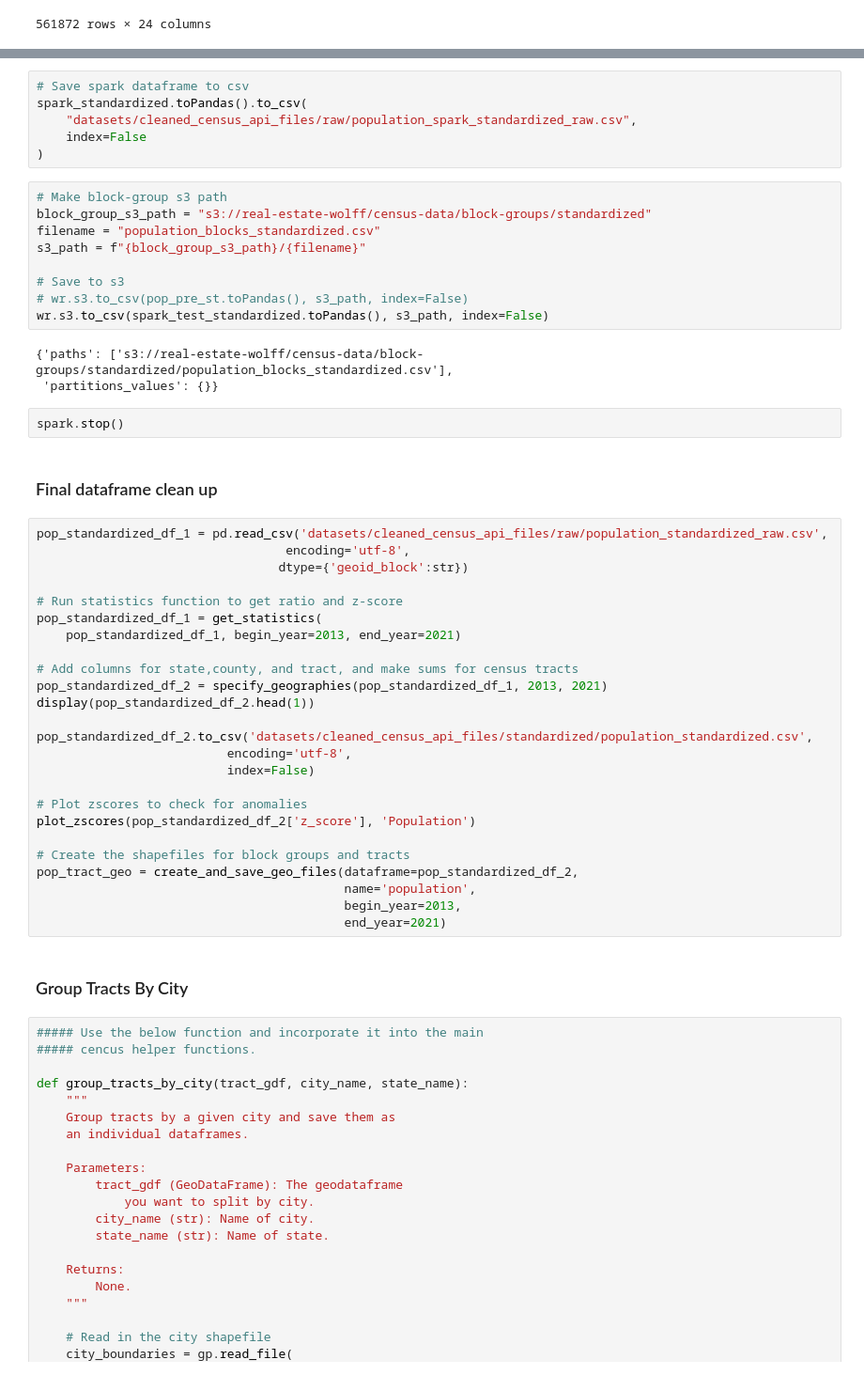
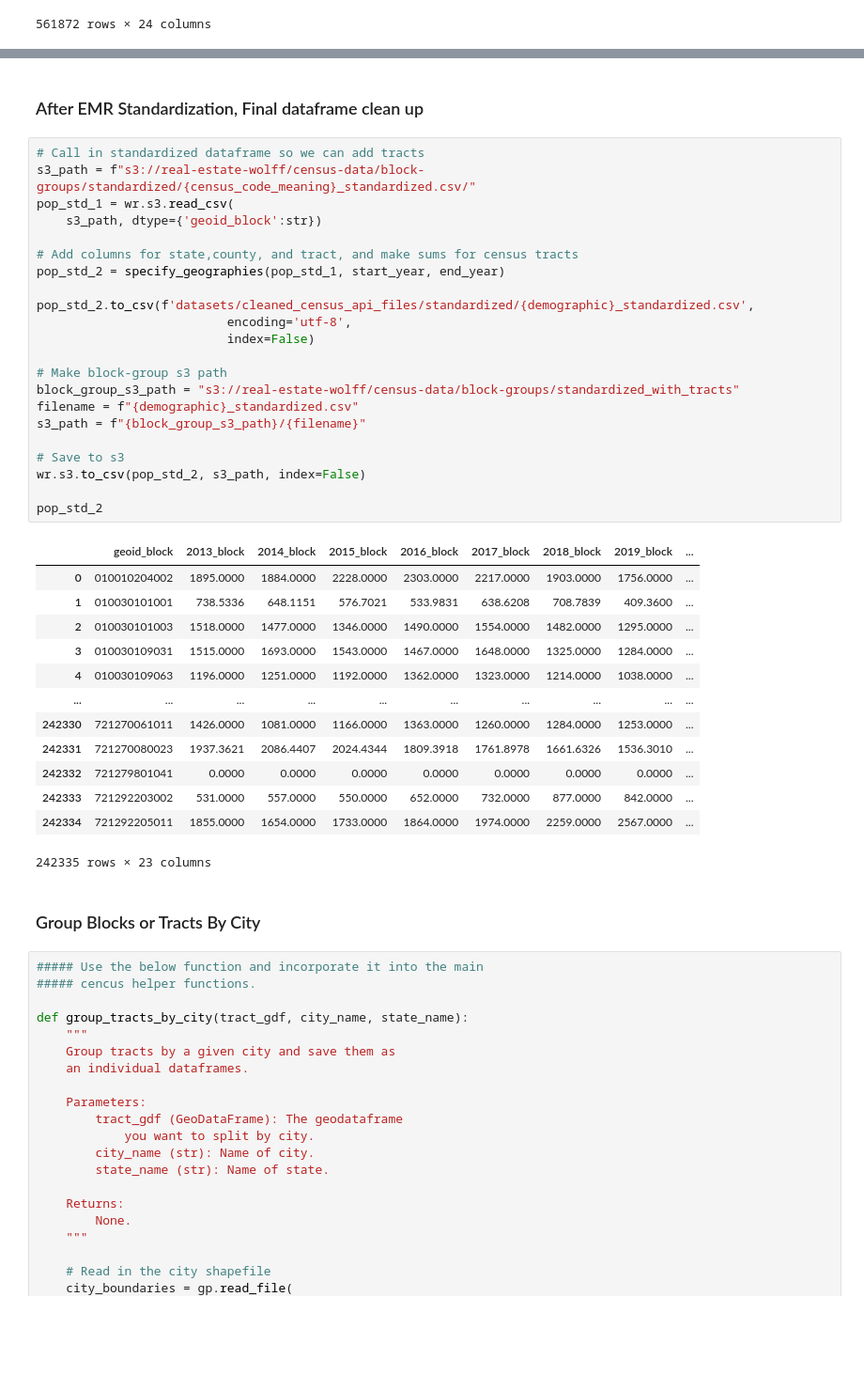
Before and after one commit to AustinJamesWolff/housing_supply_and_demand, a Jupyter notebook: census_api.ipynb, the cells around one changed output, grey strips where cells are left out. Shown at 94% size. Drawn from its saved outputs; the diff is of its cells as text; blank space fills up the shorter version.

```diff
--- a/census_api.ipynb
+++ b/census_api.ipynb
@@ -730,52 +289,43 @@ spark_s3_df.filter(spark_s3_df['block']=='010010201001').show()
-# %%
-# Save spark dataframe to csv
-spark_standardized.toPandas().to_csv(
-    "datasets/cleaned_census_api_files/raw/population_spark_standardized_raw.csv",
-    index=False
-)
-# %%
-# Make block-group s3 path
-block_group_s3_path = "s3://real-estate-wolff/census-data/block-groups/standardized"
-filename = "population_blocks_standardized.csv"
-s3_path = f"{block_group_s3_path}/{filename}"
-
-# Save to s3
-# wr.s3.to_csv(pop_pre_st.toPandas(), s3_path, index=False)
-wr.s3.to_csv(spark_test_standardized.toPandas(), s3_path, index=False)
-# %% [output]
-{'paths': ['s3://real-estate-wolff/census-data/block-groups/standardized/population_blocks_standardized.csv'],
- 'partitions_values': {}}
-# %%
-spark.stop()
 # %% [markdown]
-### Final dataframe clean up
+### After EMR Standardization, Final dataframe clean up
 # %%
-pop_standardized_df_1 = pd.read_csv('datasets/cleaned_census_api_files/raw/population_standardized_raw.csv',
-                                  encoding='utf-8',
-                                 dtype={'geoid_block':str})
-
-# Run statistics function to get ratio and z-score
-pop_standardized_df_1 = get_statistics(
-    pop_standardized_df_1, begin_year=2013, end_year=2021)
+# Call in standardized dataframe so we can add tracts
+s3_path = f"s3://real-estate-wolff/census-data/block-groups/standardized/{census_code_meaning}_standardized.csv/"
+pop_std_1 = wr.s3.read_csv(
+    s3_path, dtype={'geoid_block':str})
 
 # Add columns for state,county, and tract, and make sums for census tracts
-pop_standardized_df_2 = specify_geographies(pop_standardized_df_1, 2013, 2021)
-display(pop_standardized_df_2.head(1))
+pop_std_2 = specify_geographies(pop_std_1, start_year, end_year)
 
-pop_standardized_df_2.to_csv('datasets/cleaned_census_api_files/standardized/population_standardized.csv',
+pop_std_2.to_csv(f'datasets/cleaned_census_api_files/standardized/{demographic}_standardized.csv',
                           encoding='utf-8',
                           index=False)
 
-# Plot zscores to check for anomalies
-plot_zscores(pop_standardized_df_2['z_score'], 'Population')
+# Make block-group s3 path
+block_group_s3_path = "s3://real-estate-wolff/census-data/block-groups/standardized_with_tracts"
+filename = f"{demographic}_standardized.csv"
+s3_path = f"{block_group_s3_path}/{filename}"
 
-# Create the shapefiles for block groups and tracts
-pop_tract_geo = create_and_save_geo_files(dataframe=pop_standardized_df_2,
-                                          name='population',
-                                          begin_year=2013,
-                                          end_year=2021)
+# Save to s3
+wr.s3.to_csv(pop_std_2, s3_path, index=False)
+
+pop_std_2
+# %% [output]
+|  | geoid_block | 2013_block | 2014_block | 2015_block | 2016_block | 2017_block | 2018_block | 2019_block | ... |
+| 0 | 010010204002 | 1895.0000 | 1884.0000 | 2228.0000 | 2303.0000 | 2217.0000 | 1903.0000 | 1756.0000 | ... |
+| 1 | 010030101001 | 738.5336 | 648.1151 | 576.7021 | 533.9831 | 638.6208 | 708.7839 | 409.3600 | ... |
+| 2 | 010030101003 | 1518.0000 | 1477.0000 | 1346.0000 | 1490.0000 | 1554.0000 | 1482.0000 | 1295.0000 | ... |
+| 3 | 010030109031 | 1515.0000 | 1693.0000 | 1543.0000 | 1467.0000 | 1648.0000 | 1325.0000 | 1284.0000 | ... |
+| 4 | 010030109063 | 1196.0000 | 1251.0000 | 1192.0000 | 1362.0000 | 1323.0000 | 1214.0000 | 1038.0000 | ... |
+| ... | ... | ... | ... | ... | ... | ... | ... | ... | ... |
+| 242330 | 721270061011 | 1426.0000 | 1081.0000 | 1166.0000 | 1363.0000 | 1260.0000 | 1284.0000 | 1253.0000 | ... |
+| 242331 | 721270080023 | 1937.3621 | 2086.4407 | 2024.4344 | 1809.3918 | 1761.8978 | 1661.6326 | 1536.3010 | ... |
+| 242332 | 721279801041 | 0.0000 | 0.0000 | 0.0000 | 0.0000 | 0.0000 | 0.0000 | 0.0000 | ... |
+| 242333 | 721292203002 | 531.0000 | 557.0000 | 550.0000 | 652.0000 | 732.0000 | 877.0000 | 842.0000 | ... |
+| 242334 | 721292205011 | 1855.0000 | 1654.0000 | 1733.0000 | 1864.0000 | 1974.0000 | 2259.0000 | 2567.0000 | ... |
+242335 rows × 23 columns
 # %% [markdown]
-### Group Tracts By City
+### Group Blocks or Tracts By City
 # %%
 ##### Use the below function and incorporate it into the main
 ##### cencus helper functions.
```
Also changed, not shown: parts of 40 cells of this notebook, 7 other files.
